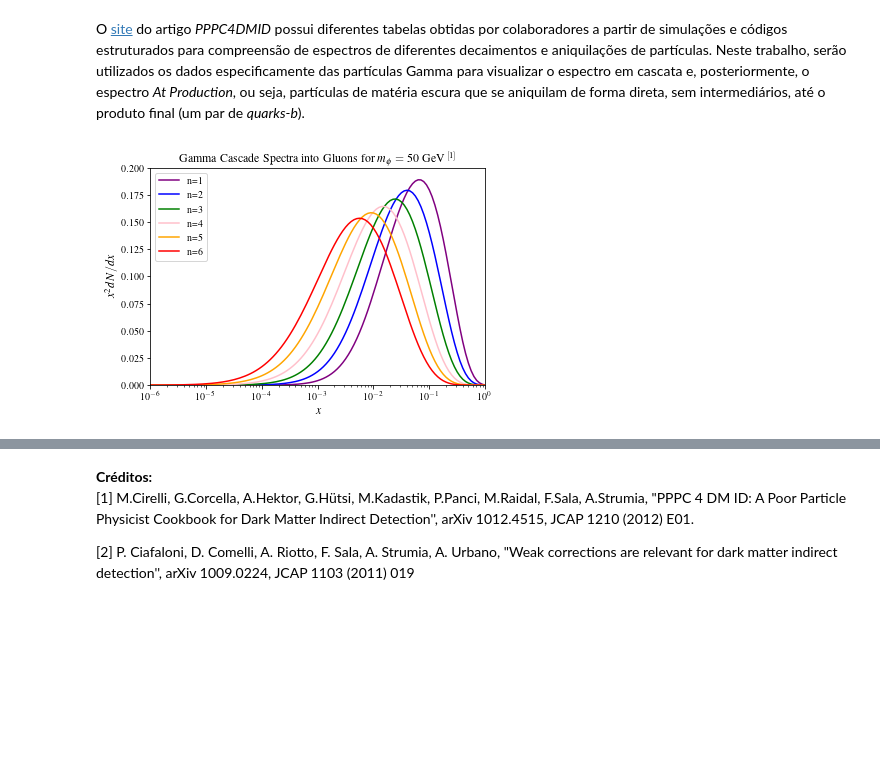
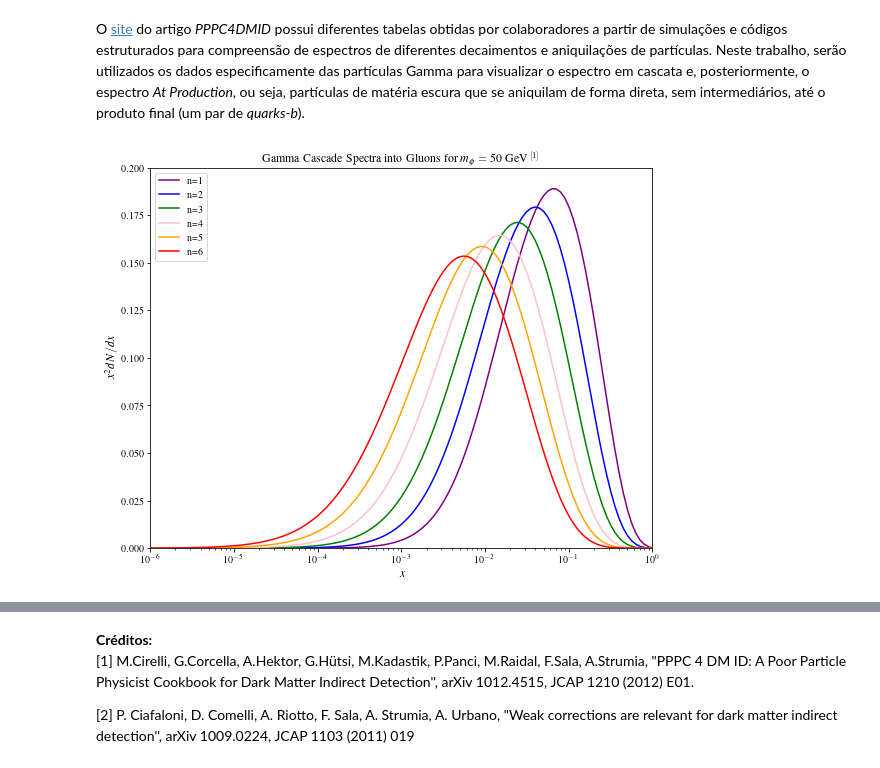
Before and after one commit to lrochacastro/Perfis-da-Materia-Escura, a Jupyter notebook: Perfis de Matéria Escura - Otimizado.ipynb, the cells around one changed output, grey strips where cells are left out. Saved outputs shown, nothing was run; the diff lists cells and outputs as text; code cells hidden in the pictures; blank space fills up the shorter version.

```diff
--- a/Perfis de Matéria Escura - Otimizado.ipynb
+++ b/Perfis de Matéria Escura - Otimizado.ipynb
@@ -214,7 +216,7 @@ J_aniq_all = {
     for name, prof in profiles.items()
 }
 # %%
-fig, ax = plt.subplots(figsize=(7,6))
+fig, ax = plt.subplots(figsize=(8,6))
 
 for i in range(len(J_aniq_all)):
     ax.plot(theta_deg, list(J_aniq_all.values())[i], label=list(J_aniq_all.keys())[i], linewidth=1.7)
@@ -264,7 +266,7 @@ J_dec_all = {
     for name, prof in profiles.items()
 }
 # %%
-fig, ax = plt.subplots(figsize=(7,6))
+fig, ax = plt.subplots(figsize=(8,6))
 
 for i in range(len(J_aniq_all)):
     ax.plot(theta_deg, list(J_dec_all.values())[i], label=list(J_dec_all.keys())[i], linewidth=1.7)
@@ -621,6 +629,8 @@ from pathlib import Path
 SPECTRA_DIR = Path(
     r"C:\Users\Humberto\Desktop\IC Clarissa ON\Código de Gamma Ray\CascadeSpectra\Spectra")
 # %%
+#Exemplo inicial para visualizar
+
 #Abrindo o arquivo
 filename = SPECTRA_DIR / "Cascade_G_gammas.dat"
 with open(filename) as f:
@@ -631,34 +641,35 @@ with open(filename) as f:
 mphivals = data["mPhiGeV"]
 mphi = 50
 index = np.where(np.abs( (mphivals - mphi) / mphi) < 1.e-3)
 xvals = 10**(data["Log10x"][index])
 flux = [data["n"+str(i)][index]/(np.log(10)*xvals) for i in range(1,7)]
 
 loadspec = [interp1d(xvals,flux[i]) for i in range(6)]
 def dNdx(x,step):
     fluxval = loadspec[step-1](x)
     if (x>1 or fluxval<0):
         return 0
     else:
         return fluxval
 
 #Plot
+plt.figure(figsize=(9, 7))
 plt.plot(xvals,[x**2*dNdx(x,1) for x in xvals],label='n=1',color='Purple')
 plt.plot(xvals,[x**2*dNdx(x,2) for x in xvals],label='n=2',color='Blue')
 plt.plot(xvals,[x**2*dNdx(x,3) for x in xvals],label='n=3',color='Green')
 plt.plot(xvals,[x**2*dNdx(x,4) for x in xvals],label='n=4',color='Pink')
 plt.plot(xvals,[x**2*dNdx(x,5) for x in xvals],label='n=5',color='Orange')
 plt.plot(xvals,[x**2*dNdx(x,6) for x in xvals],label='n=6',color='Red')
 plt.title('Gamma Cascade Spectra into Gluons for $m_{\phi}=50$ GeV $^{[1]}$')
 plt.xscale('log')
 plt.xlabel('$x$', fontsize=12)
 plt.ylabel('$x^2 dN / dx$', fontsize=12)
 plt.ylim([0.0,0.2])
 plt.xlim([10**-6,1])
 plt.legend(fontsize=10,loc=2)
 plt.show()
 # %% [output]
-[figure, old version]
+[figure, new version]
 # %%
 #Abrindo o arquivo
 filename = SPECTRA_DIR / "AtProduction_gammas.dat"
```
Also changed, not shown: parts of 13 cells of this notebook.
